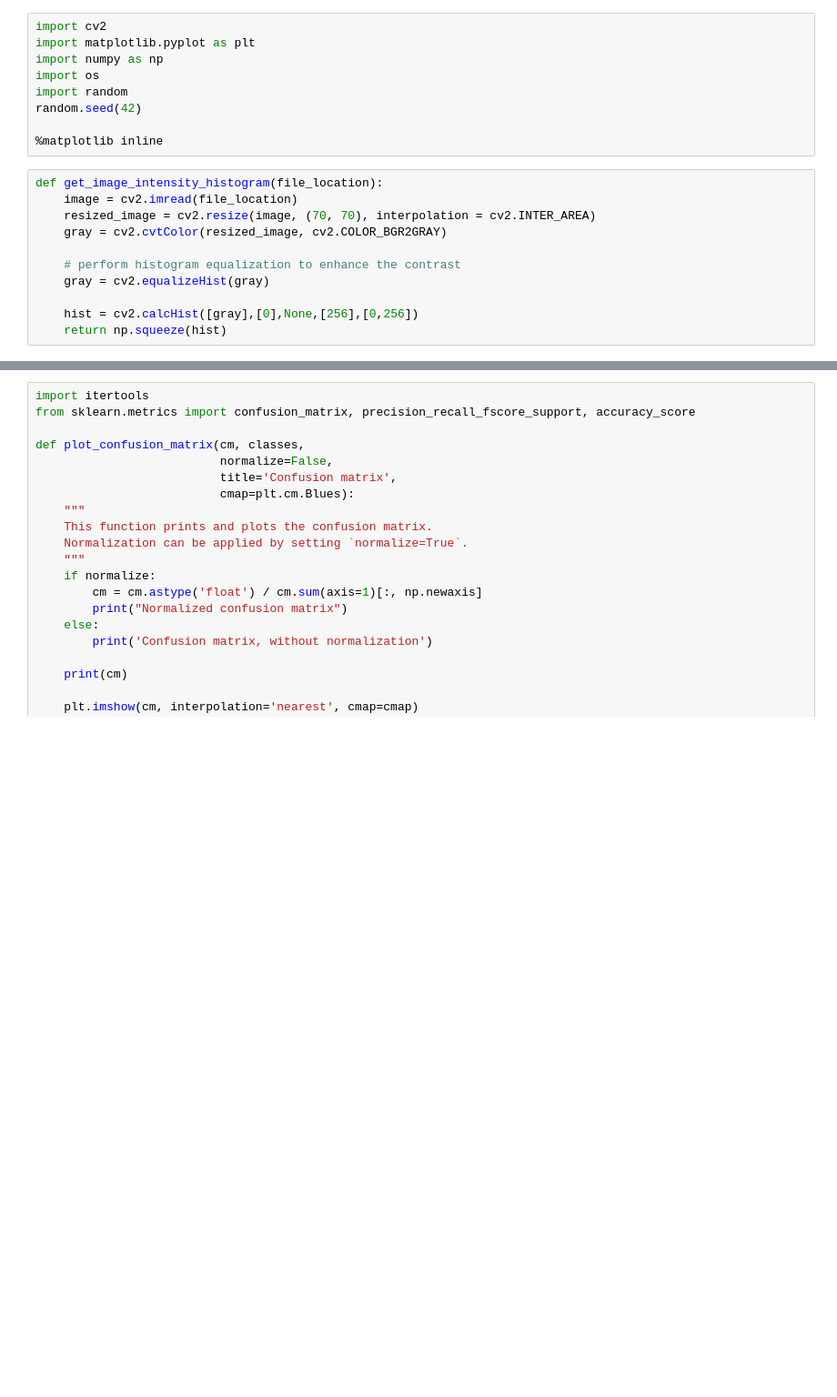
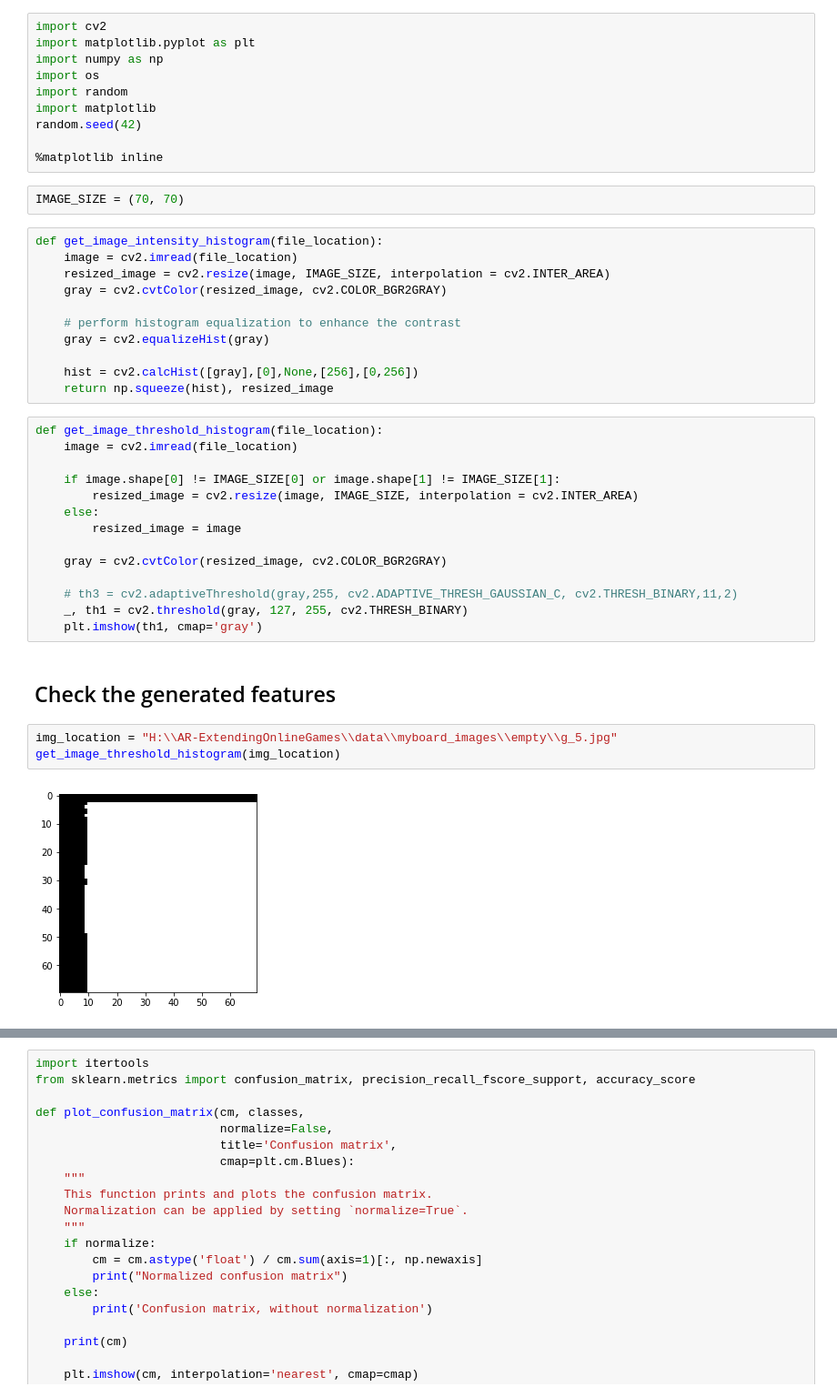
Before and after one commit to ace-racer/Extending-Board-Games-using-deep-learning, a Jupyter notebook: chess_piece_detection/3_class_classifier/Resized Image piece color detection.ipynb, the cells around one changed output, grey strips where cells are left out. Shown: that part at 91% size. Cells and saved outputs as stored; diff of their text form; blank space fills up the shorter version.

Commit message:
Analyze mis-predicted images

```diff
--- a/chess_piece_detection/3_class_classifier/Resized Image piece color detection.ipynb
+++ b/chess_piece_detection/3_class_classifier/Resized Image piece color detection.ipynb
@@ -4,17 +4,41 @@ import matplotlib.pyplot as plt
 import numpy as np
 import os
 import random
+import matplotlib
 random.seed(42)
 
 %matplotlib inline
+# %%
+IMAGE_SIZE = (70, 70)
 # %%
 def get_image_intensity_histogram(file_location):
     image = cv2.imread(file_location)
-    resized_image = cv2.resize(image, (70, 70), interpolation = cv2.INTER_AREA)
+    resized_image = cv2.resize(image, IMAGE_SIZE, interpolation = cv2.INTER_AREA)
     gray = cv2.cvtColor(resized_image, cv2.COLOR_BGR2GRAY)
 
     # perform histogram equalization to enhance the contrast
     gray = cv2.equalizeHist(gray)
 
     hist = cv2.calcHist([gray],[0],None,[256],[0,256])
-    return np.squeeze(hist)
+    return np.squeeze(hist), resized_image
+# %%
+def get_image_threshold_histogram(file_location):
+    image = cv2.imread(file_location)
+
+    if image.shape[0] != IMAGE_SIZE[0] or image.shape[1] != IMAGE_SIZE[1]:
+        resized_image = cv2.resize(image, IMAGE_SIZE, interpolation = cv2.INTER_AREA)
+    else:
+        resized_image = image
+
+    gray = cv2.cvtColor(resized_image, cv2.COLOR_BGR2GRAY)
+
+    # th3 = cv2.adaptiveThreshold(gray,255, cv2.ADAPTIVE_THRESH_GAUSSIAN_C, cv2.THRESH_BINARY,11,2)
+    _, th1 = cv2.threshold(gray, 127, 255, cv2.THRESH_BINARY)
+    plt.imshow(th1, cmap='gray')
+# %% [markdown]
+## Check the generated features
+# %%
+img_location = "H:\\AR-ExtendingOnlineGames\\data\\myboard_images\\empty\\g_5.jpg"
+get_image_threshold_histogram(img_location)
+# %% [output]
+[figure, added]
```
Also changed, not shown: parts of 10 cells of this notebook.
